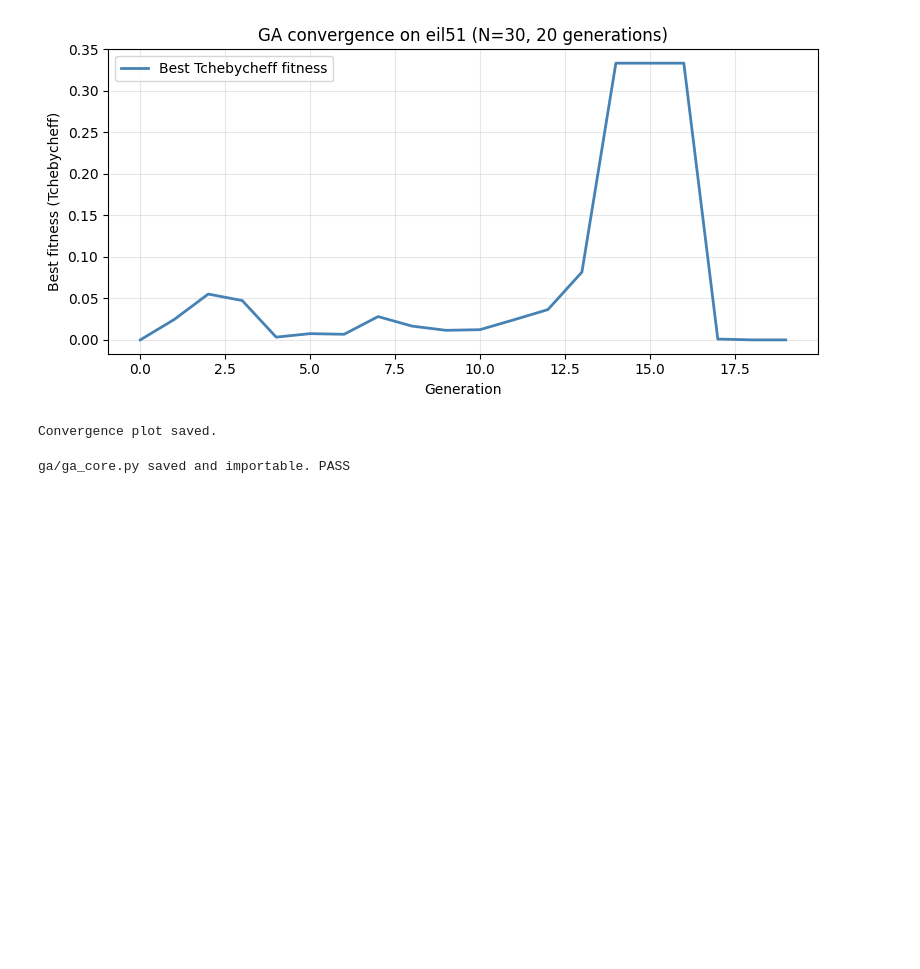
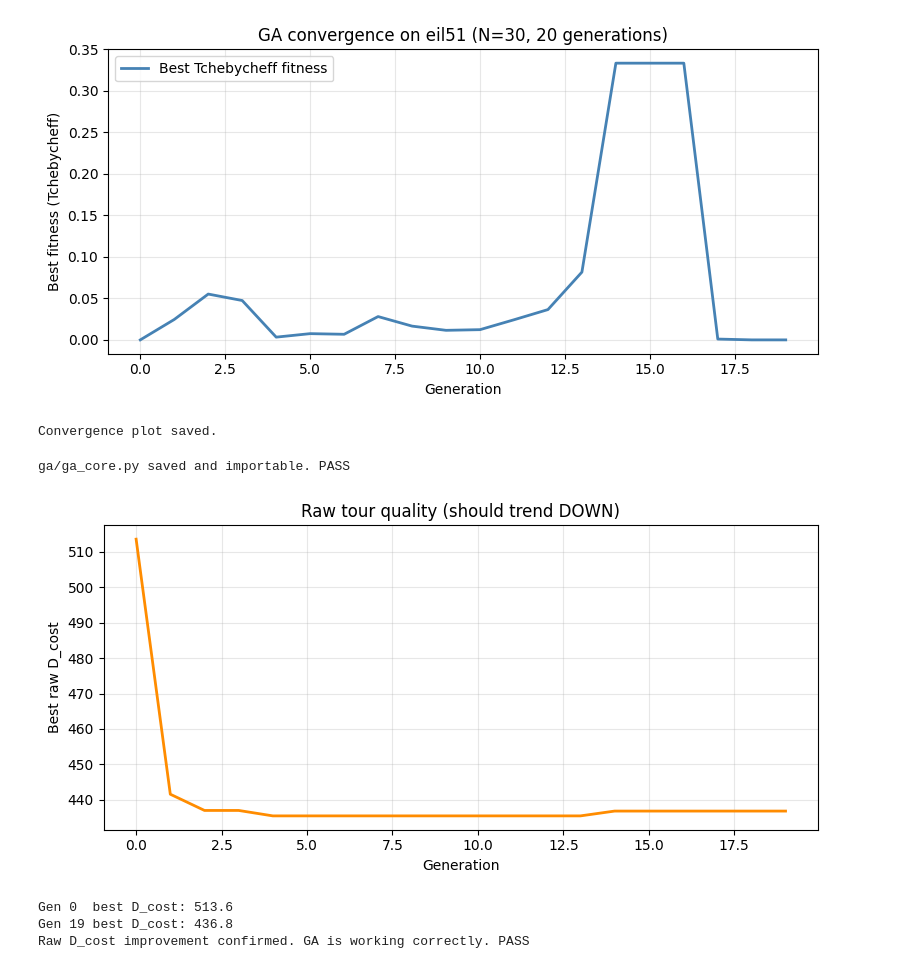
Before and after one commit to Preetam2023/multi-criteria-tsp, a Jupyter notebook: phase2_ga_core.ipynb, the cells around one changed output. Drawn from its saved outputs; the diff is of its cells as text; code cells hidden in the pictures; blank space fills up the shorter version.

```diff
--- a/phase2_ga_core.ipynb
+++ b/phase2_ga_core.ipynb
@@ -532,3 +532,37 @@ spec.loader.exec_module(mod)
 print('ga/ga_core.py saved and importable. PASS')
 # %% [output]
 ga/ga_core.py saved and importable. PASS
+# %%
+# Diagnostic: track RAW best D_cost to confirm true improvement
+rng2  = np.random.default_rng(42)
+w     = np.array([1/3, 1/3, 1/3])
+pop2  = init_population(30, n, D, seed=42)
+raw_d_history = []
+
+for g in range(20):
+    obj_costs = evaluate_population(pop2, D, T, C)
+    f_norm    = normalise_objectives(obj_costs)
+    z_star    = compute_ideal_point(f_norm)
+    fitness   = compute_all_fitness(f_norm, w, z_star)
+
+    raw_d_history.append(obj_costs[:, 0].min())   # best raw D_cost this gen
+    pop2 = run_one_generation(pop2, fitness, w, D, T, C, rng=rng2)
+
+plt.figure(figsize=(8, 4))
+plt.plot(raw_d_history, color='darkorange', linewidth=2)
+plt.xlabel('Generation')
+plt.ylabel('Best raw D_cost')
+plt.title('Raw tour quality (should trend DOWN)')
+plt.grid(True, alpha=0.3)
+plt.tight_layout()
+plt.show()
+
+print(f'Gen 0  best D_cost: {raw_d_history[0]:.1f}')
+print(f'Gen 19 best D_cost: {raw_d_history[-1]:.1f}')
+assert raw_d_history[-1] < raw_d_history[0], 'Raw tour quality should improve!'
+print('Raw D_cost improvement confirmed. GA is working correctly. PASS')
+# %% [output]
+[figure, added]
+Gen 0  best D_cost: 513.6
+Gen 19 best D_cost: 436.8
+Raw D_cost improvement confirmed. GA is working correctly. PASS
```
Also changed, not shown: 4 other files.
